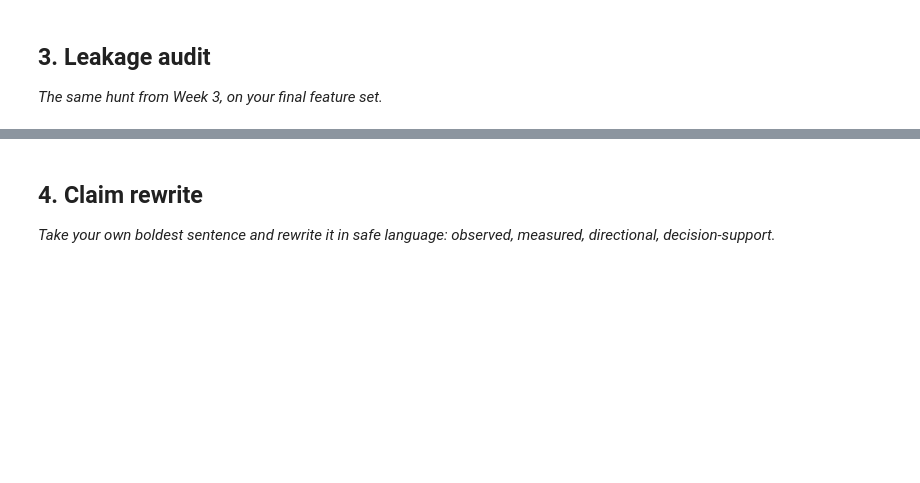
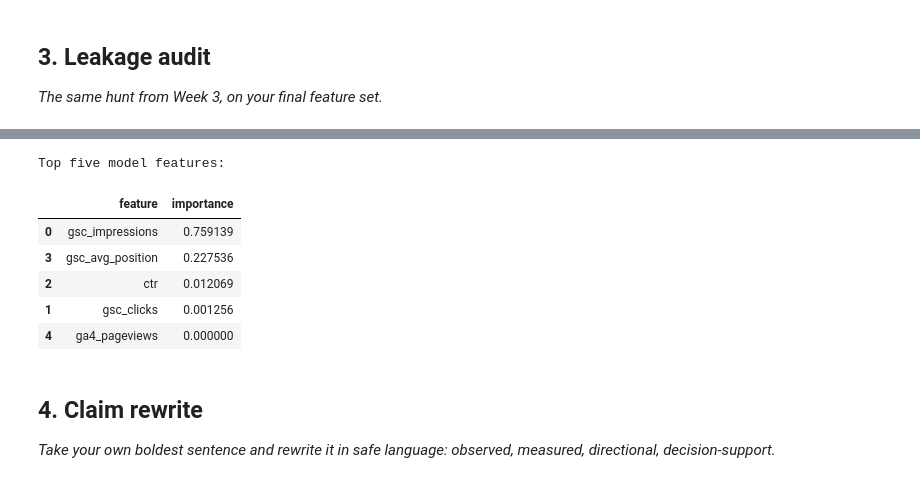
Before and after one commit to Shrishagk/My_flyrank, a Jupyter notebook: work/notebooks/w06_validation_audit.ipynb, the cells around one changed output, grey strips where cells are left out. Saved outputs shown, nothing was run; the diff lists cells and outputs as text; code cells hidden in the pictures; blank space fills up the shorter version.

```diff
--- a/work/notebooks/w06_validation_audit.ipynb
+++ b/work/notebooks/w06_validation_audit.ipynb
@@ -30,3 +912,19 @@ This skeleton is yours to fill. Work the sections **in order** — each one has
+# %%
+top_features = importance.head(5)
+
+print(
+    "Top five model features:"
+)
+
+display(top_features)
+# %% [output]
+Top five model features:
+|  | feature | importance |
+| 0 | gsc_impressions | 0.759139 |
+| 3 | gsc_avg_position | 0.227536 |
+| 2 | ctr | 0.012069 |
+| 1 | gsc_clicks | 0.001256 |
+| 4 | ga4_pageviews | 0.000000 |
 # %% [markdown]
 ## 4. Claim rewrite
 
```
Also changed, not shown: parts of 28 cells of this notebook.
